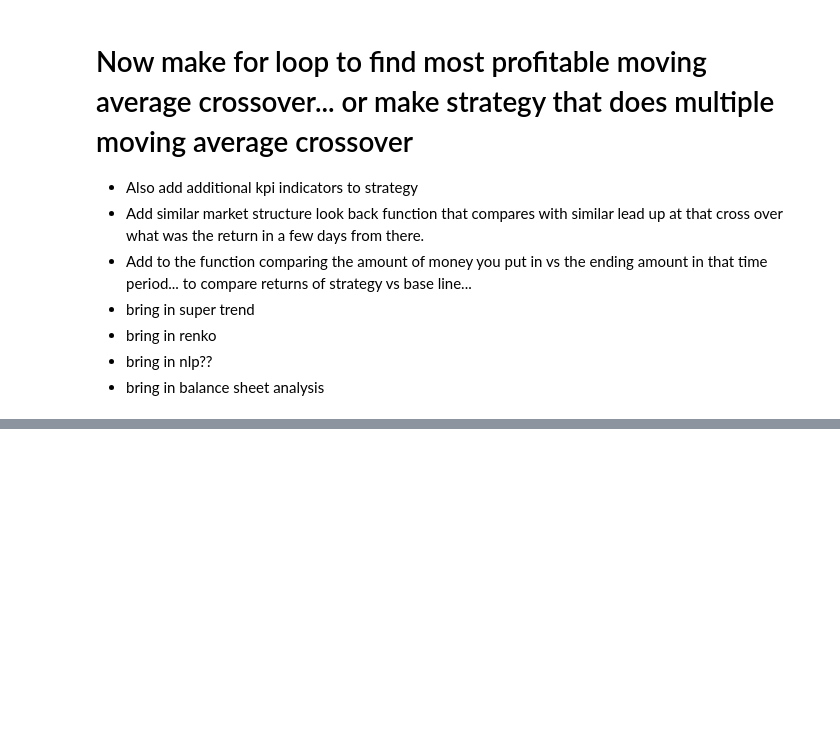
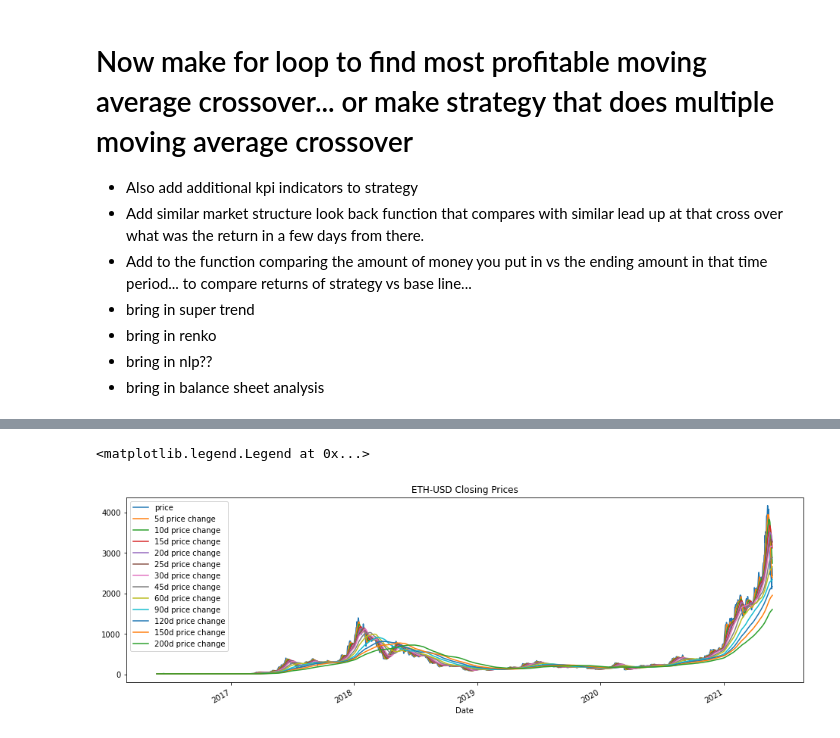
Before and after one commit to btindol178/Algorithmic-Trading, a Jupyter notebook: Algorithmic Backtesting.ipynb, the cells around one changed output, grey strips where cells are left out. Cells and saved outputs as stored; diff of their text form; code cells hidden in the pictures; blank space fills up the shorter version.

```diff
--- a/Algorithmic Backtesting.ipynb
+++ b/Algorithmic Backtesting.ipynb
@@ -718,0 +1002,33 @@ def sma_strategy_signal_creator(df,short_window,long_window):
+# %%
+# Regular moving averages
+# final_df['Adj Close'].iloc[-313:].plot(label='price',figsize=(16,5),title='ETH-USD Closing Prices')
+# final_df['ma1'].iloc[-313:].plot(label='5d price change')
+# final_df['ma2'].iloc[-313:].plot(label='10d price change')
+# final_df['ma3'].iloc[-313:].plot(label='15d price change')
+# final_df['ma4'].iloc[-313:].plot(label='20d price change')
+# final_df['ma5'].iloc[-313:].plot(label='25d price change')
+# final_df['ma6'].iloc[-313:].plot(label='30d price change')
+# final_df['ma7'].iloc[-313:].plot(label='45d price change')
+# final_df['ma8'].iloc[-313:].plot(label='60d price change')
+# final_df['ma9'].iloc[-313:].plot(label='90d price change')
+# final_df['ma10'].iloc[-313:].plot(label='120d price change')
+# final_df['ma11'].iloc[-313:].plot(label='150d price change')
+# final_df['ma12'].iloc[-313:].plot(label='200d price change')
+final_df['Adj Close'].plot(label='price',figsize=(16,5),title='ETH-USD Closing Prices')
+final_df['ma1'].plot(label='5d price change')
+final_df['ma2'].plot(label='10d price change')
+final_df['ma3'].plot(label='15d price change')
+final_df['ma4'].plot(label='20d price change')
+final_df['ma5'].plot(label='25d price change')
+final_df['ma6'].plot(label='30d price change')
+final_df['ma7'].plot(label='45d price change')
+final_df['ma8'].plot(label='60d price change')
+final_df['ma9'].plot(label='90d price change')
+final_df['ma10'].plot(label='120d price change')
+final_df['ma11'].plot(label='150d price change')
+final_df['ma12'].plot(label='200d price change')
+
+plt.legend()
+# %% [output]
+<matplotlib.legend.Legend at 0x...>
+[figure, added]
```
Also changed, not shown: parts of 8 cells of this notebook.
